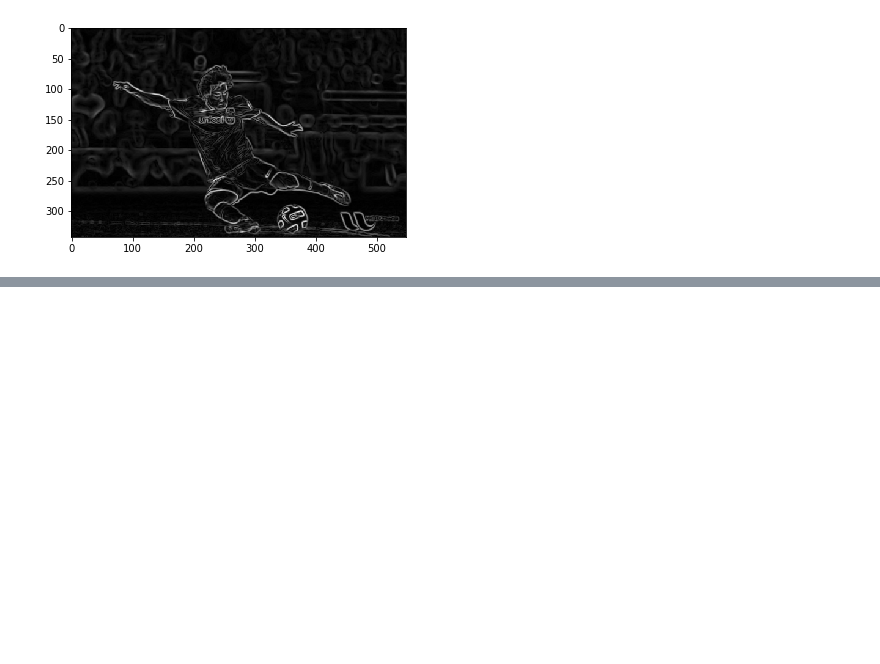
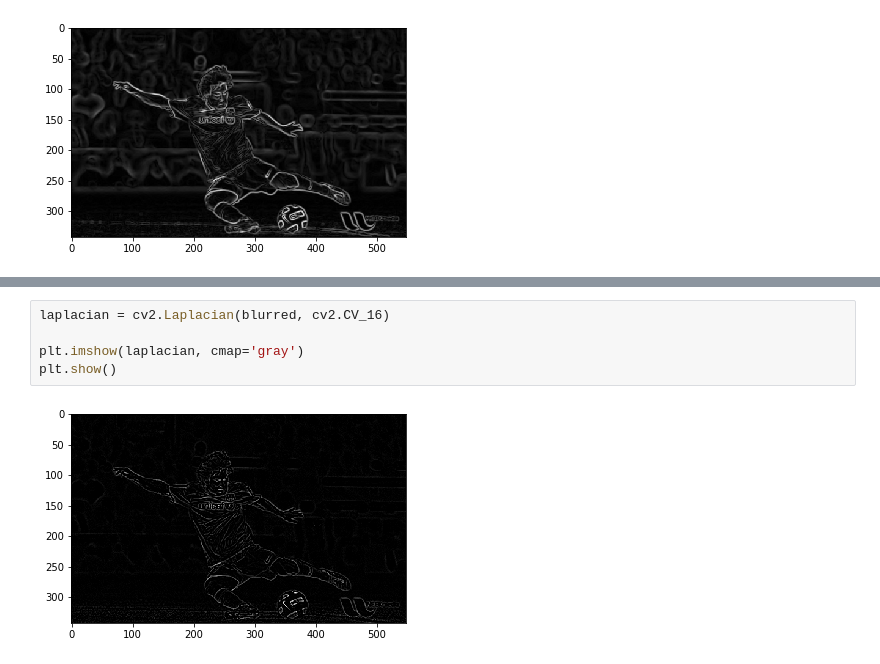
Before and after one commit to mananpal1997/Practical-OpenCV-Guide, a Jupyter notebook: Introduction To Computer Vision/EdgeDetection.ipynb, the cells around one changed output, grey strips where cells are left out. Saved outputs shown, nothing was run; the diff lists cells and outputs as text; blank space fills up the shorter version.

Commit message:
added laplacian edge detection method

```diff
--- a/Introduction To Computer Vision/EdgeDetection.ipynb
+++ b/Introduction To Computer Vision/EdgeDetection.ipynb
@@ -189,0 +199,7 @@ plt.show()
+# %%
+laplacian = cv2.Laplacian(blurred, cv2.CV_16)
+
+plt.imshow(laplacian, cmap='gray')
+plt.show()
+# %% [output]
+[figure, added]
```
Also changed, not shown: parts of 3 cells of this notebook, 1 other file.
